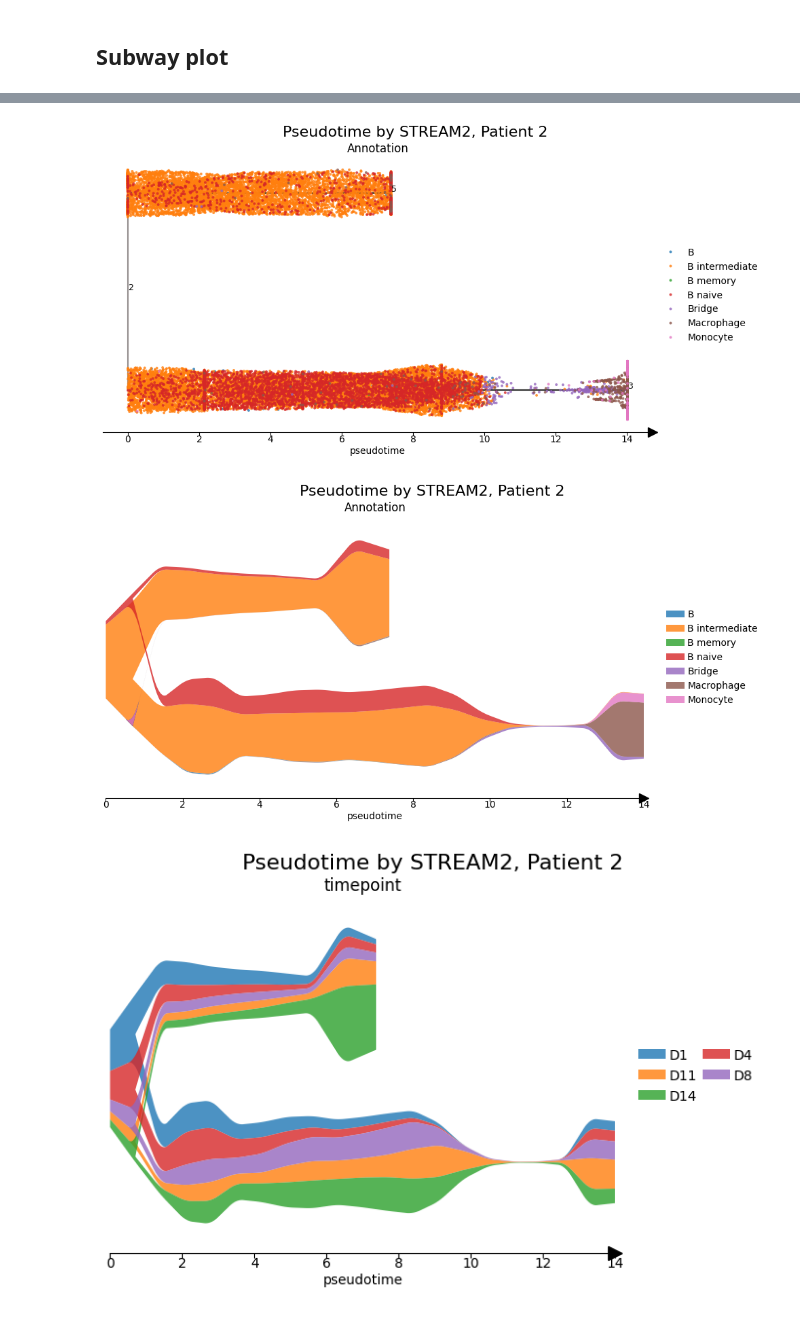
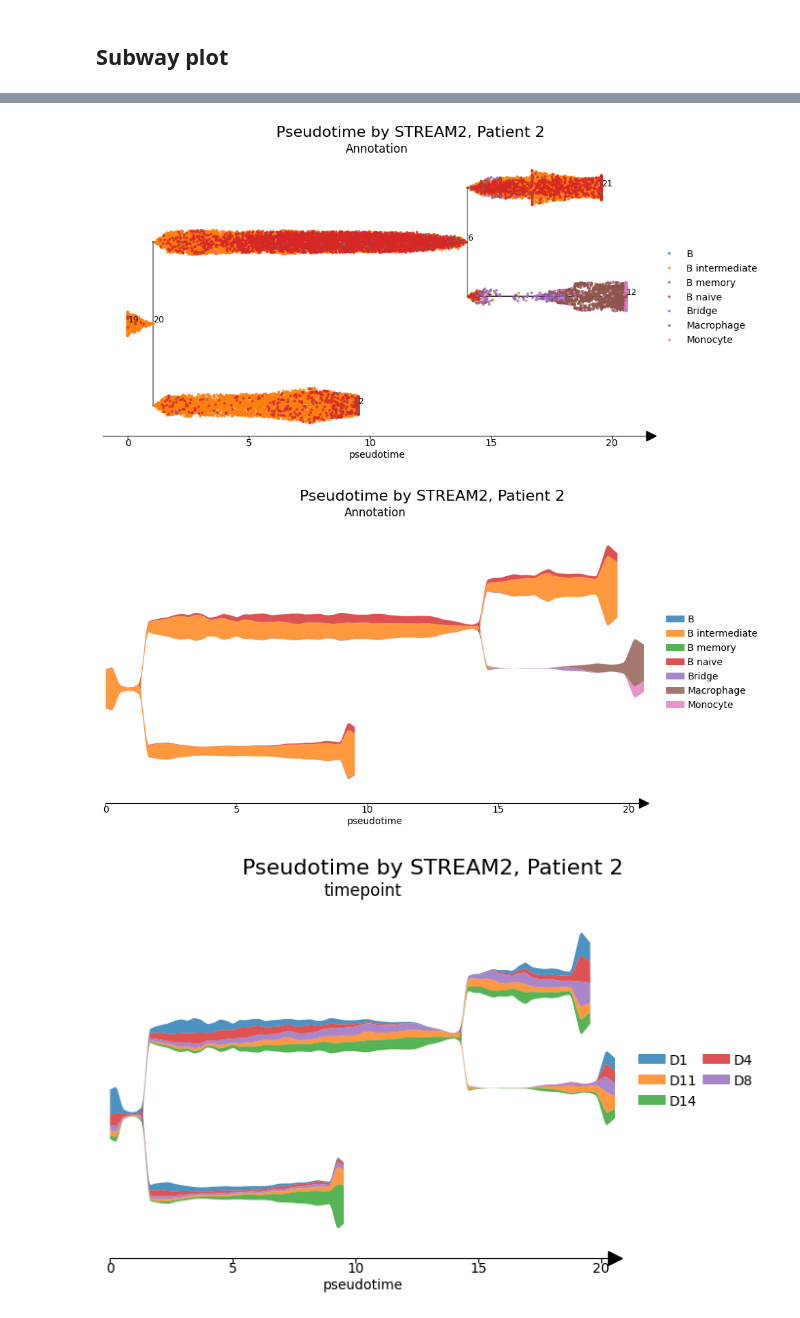
Before and after one commit to Augugustine/CITE-seq-analysis-CLL, a Jupyter notebook: 3- Boolean model/Stream2_macrostates.ipynb, the cells around one changed output, grey strips where cells are left out. Cells and saved outputs as stored; diff of their text form; code cells hidden in the pictures.

```diff
--- a/3- Boolean model/Stream2_macrostates.ipynb
+++ b/3- Boolean model/Stream2_macrostates.ipynb
@@ -409,35 +391,35 @@ Calculating minimum spanning tree...
-# %%
-warnings.filterwarnings("ignore")
-adata.uns['epg']['node'] = np.arange(
-    adata.uns['epg']['node_pos'].shape[0]
-)
-st2.pl.stream_sc(adata, source=2,
-                 dist_scale=0.2,
-                 color=['Annotation'],
-                 fig_ncol=2,fig_size=(10, 5),
-                 fig_legend_ncol=1,
-                 save_fig=False)
-plt.suptitle("Pseudotime by STREAM2, Patient 2", fontsize=16, y=1.02)
-plt.savefig("/home/a.blanc-boekholt/Documents/Singlecell-R/Scripts/Plots/pseudotime_p2.png", dpi=300, bbox_inches='tight')
-st2.pl.stream(adata, source=2,
-                 dist_scale=1,
-                 color=['Annotation'],fig_size=(10, 5),
-                 fig_legend_ncol=1,
-                 save_fig=False)
-plt.suptitle("Pseudotime by STREAM2, Patient 2", fontsize=16, y=1.02)
-plt.savefig("/home/a.blanc-boekholt/Documents/Singlecell-R/Scripts/Plots/pseudotime_prop_p2.png", dpi=300, bbox_inches='tight')
-
-st2.pl.stream(adata, source=2,
-                 dist_scale=1,
-                 color=['timepoint'],
-                 fig_legend_ncol=2,
-                 save_fig=False)
-plt.suptitle("Pseudotime by STREAM2, Patient 2", fontsize=16, y=1.02)
-plt.savefig("/home/a.blanc-boekholt/Documents/Singlecell-R/Scripts/Plots/pseudotime_tiempnt_p2.png", dpi=300, bbox_inches='tight')
-# %% [output]
-[figure, removed]
-[figure, removed]
-[figure, removed]
+# %%
+warnings.filterwarnings("ignore")
+adata.uns['epg']['node'] = np.arange(
+    adata.uns['epg']['node_pos'].shape[0]
+)
+st2.pl.stream_sc(adata, source=19,
+                 dist_scale=0.2,
+                 color=['Annotation'],
+                 fig_ncol=2,fig_size=(10, 5),
+                 fig_legend_ncol=1,
+                 save_fig=False)
+plt.suptitle("Pseudotime by STREAM2, Patient 2", fontsize=16, y=1.02)
+plt.savefig("/home/a.blanc-boekholt/Documents/Singlecell-R/Scripts/Plots/pseudotime_p2.png", dpi=300, bbox_inches='tight')
+st2.pl.stream(adata, source=19,
+                 dist_scale=1,
+                 color=['Annotation'],fig_size=(10, 5),
+                 fig_legend_ncol=1,
+                 save_fig=False)
+plt.suptitle("Pseudotime by STREAM2, Patient 2", fontsize=16, y=1.02)
+plt.savefig("/home/a.blanc-boekholt/Documents/Singlecell-R/Scripts/Plots/pseudotime_prop_p2.png", dpi=300, bbox_inches='tight')
+
+st2.pl.stream(adata, source=19,
+                 dist_scale=1,
+                 color=['timepoint'],
+                 fig_legend_ncol=2,
+                 save_fig=False)
+plt.suptitle("Pseudotime by STREAM2, Patient 2", fontsize=16, y=1.02)
+plt.savefig("/home/a.blanc-boekholt/Documents/Singlecell-R/Scripts/Plots/pseudotime_tiempnt_p2.png", dpi=300, bbox_inches='tight')
+# %% [output]
+[figure, added]
+[figure, added]
+[figure, added]
 # %%
 edges = adata.uns['stream_tree']['edge']  # array (N, 2)
 nodes = adata.uns['stream_tree']['node']  # [ 0  2  7  9 13 14 18 20 22 23]
```
Also changed, not shown: parts of 8 cells of this notebook, 1 other file.
